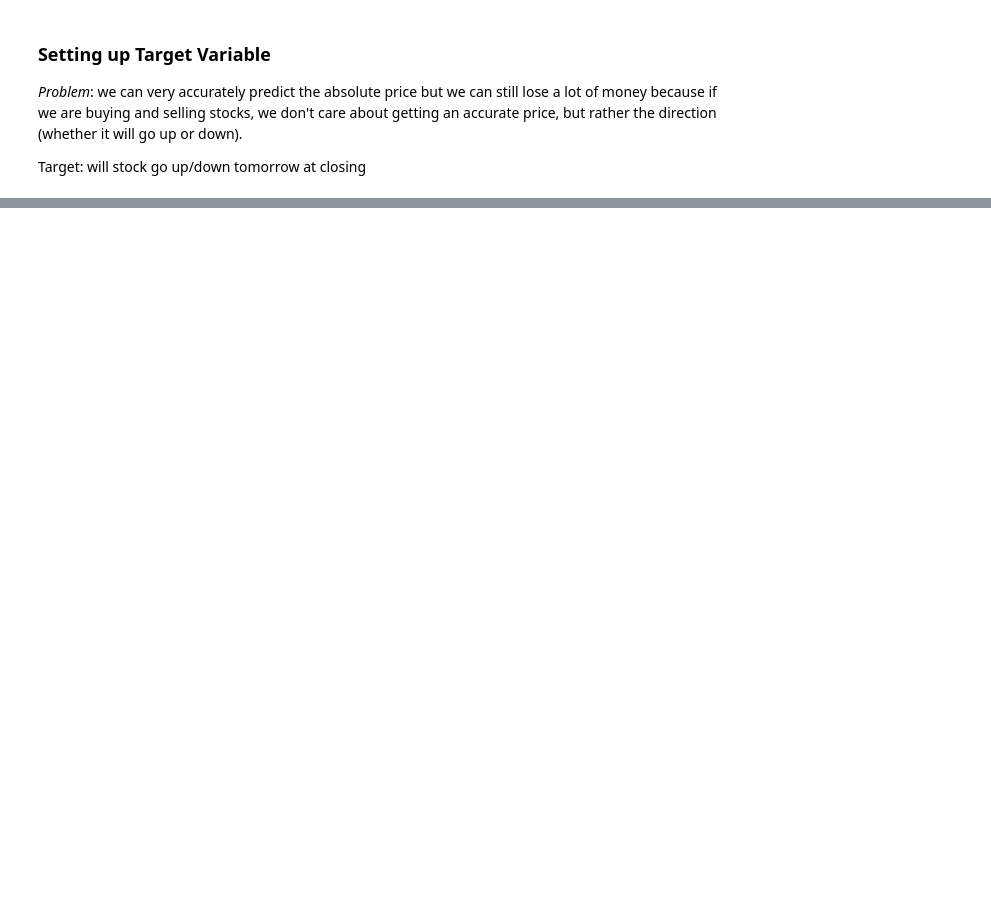
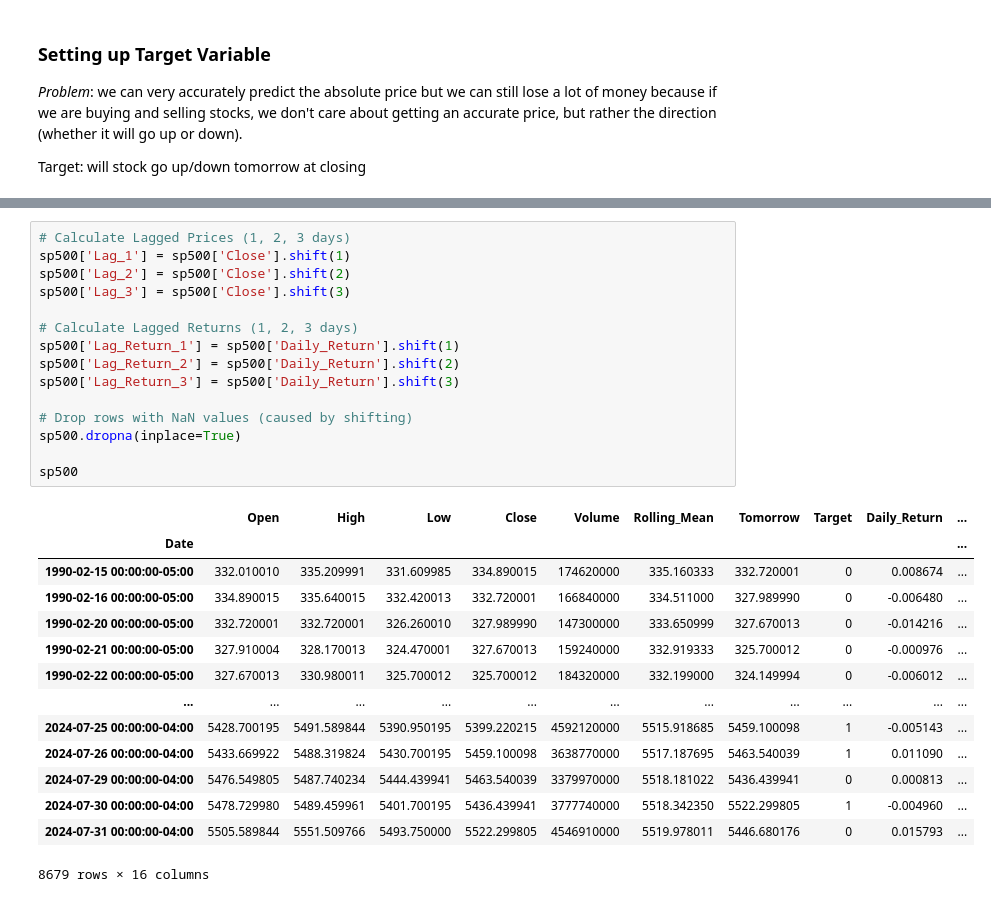
Before and after one commit to boxler135/Stock-Market-Analysis, a Jupyter notebook: EDA.ipynb, the cells around one changed output, grey strips where cells are left out. Cells and saved outputs as stored; diff of their text form; blank space fills up the shorter version.

```diff
--- a/EDA.ipynb
+++ b/EDA.ipynb
@@ -308,0 +413,30 @@ sp500
+# %%
+# Calculate Lagged Prices (1, 2, 3 days)
+sp500['Lag_1'] = sp500['Close'].shift(1)
+sp500['Lag_2'] = sp500['Close'].shift(2)
+sp500['Lag_3'] = sp500['Close'].shift(3)
+
+# Calculate Lagged Returns (1, 2, 3 days)
+sp500['Lag_Return_1'] = sp500['Daily_Return'].shift(1)
+sp500['Lag_Return_2'] = sp500['Daily_Return'].shift(2)
+sp500['Lag_Return_3'] = sp500['Daily_Return'].shift(3)
+
+# Drop rows with NaN values (caused by shifting)
+sp500.dropna(inplace=True)
+
+sp500
+# %% [output]
+|  | Open | High | Low | Close | Volume | Rolling_Mean | Tomorrow | Target | Daily_Return | ... |
+| Date |  |  |  |  |  |  |  |  |  | ... |
+| 1990-02-15 00:00:00-05:00 | 332.010010 | 335.209991 | 331.609985 | 334.890015 | 174620000 | 335.160333 | 332.720001 | 0 | 0.008674 | ... |
+| 1990-02-16 00:00:00-05:00 | 334.890015 | 335.640015 | 332.420013 | 332.720001 | 166840000 | 334.511000 | 327.989990 | 0 | -0.006480 | ... |
+| 1990-02-20 00:00:00-05:00 | 332.720001 | 332.720001 | 326.260010 | 327.989990 | 147300000 | 333.650999 | 327.670013 | 0 | -0.014216 | ... |
+| 1990-02-21 00:00:00-05:00 | 327.910004 | 328.170013 | 324.470001 | 327.670013 | 159240000 | 332.919333 | 325.700012 | 0 | -0.000976 | ... |
+| 1990-02-22 00:00:00-05:00 | 327.670013 | 330.980011 | 325.700012 | 325.700012 | 184320000 | 332.199000 | 324.149994 | 0 | -0.006012 | ... |
+| ... | ... | ... | ... | ... | ... | ... | ... | ... | ... | ... |
+| 2024-07-25 00:00:00-04:00 | 5428.700195 | 5491.589844 | 5390.950195 | 5399.220215 | 4592120000 | 5515.918685 | 5459.100098 | 1 | -0.005143 | ... |
+| 2024-07-26 00:00:00-04:00 | 5433.669922 | 5488.319824 | 5430.700195 | 5459.100098 | 3638770000 | 5517.187695 | 5463.540039 | 1 | 0.011090 | ... |
+| 2024-07-29 00:00:00-04:00 | 5476.549805 | 5487.740234 | 5444.439941 | 5463.540039 | 3379970000 | 5518.181022 | 5436.439941 | 0 | 0.000813 | ... |
+| 2024-07-30 00:00:00-04:00 | 5478.729980 | 5489.459961 | 5401.700195 | 5436.439941 | 3777740000 | 5518.342350 | 5522.299805 | 1 | -0.004960 | ... |
+| 2024-07-31 00:00:00-04:00 | 5505.589844 | 5551.509766 | 5493.750000 | 5522.299805 | 4546910000 | 5519.978011 | 5446.680176 | 0 | 0.015793 | ... |
+8679 rows × 16 columns
```
Also changed, not shown: parts of 13 cells of this notebook.
